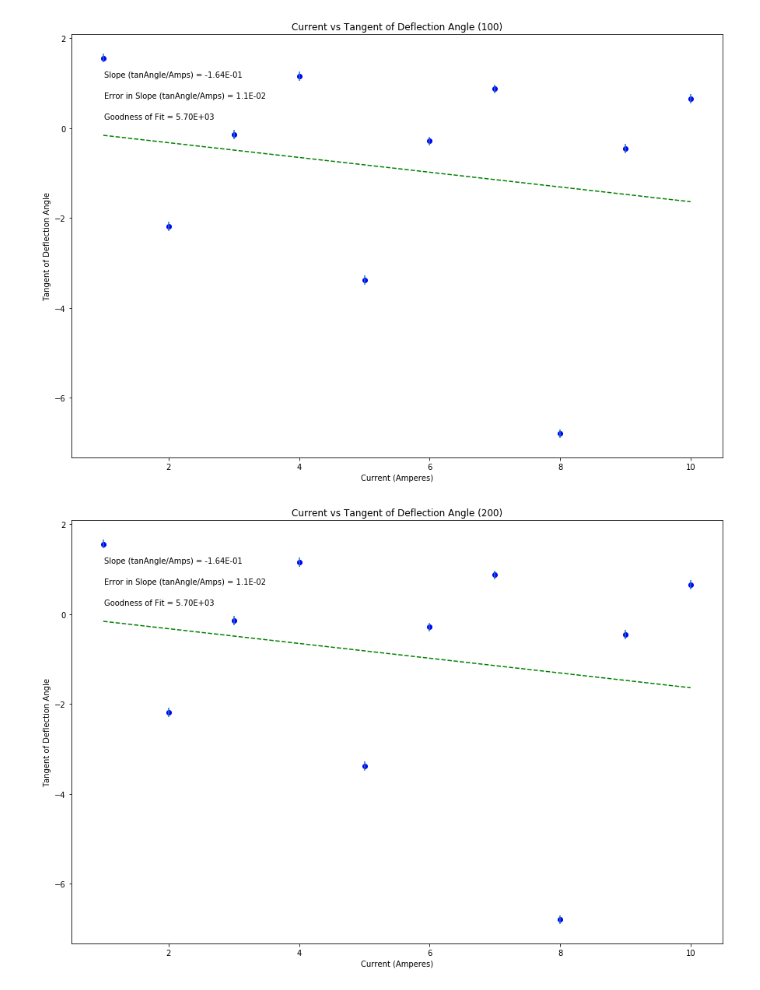
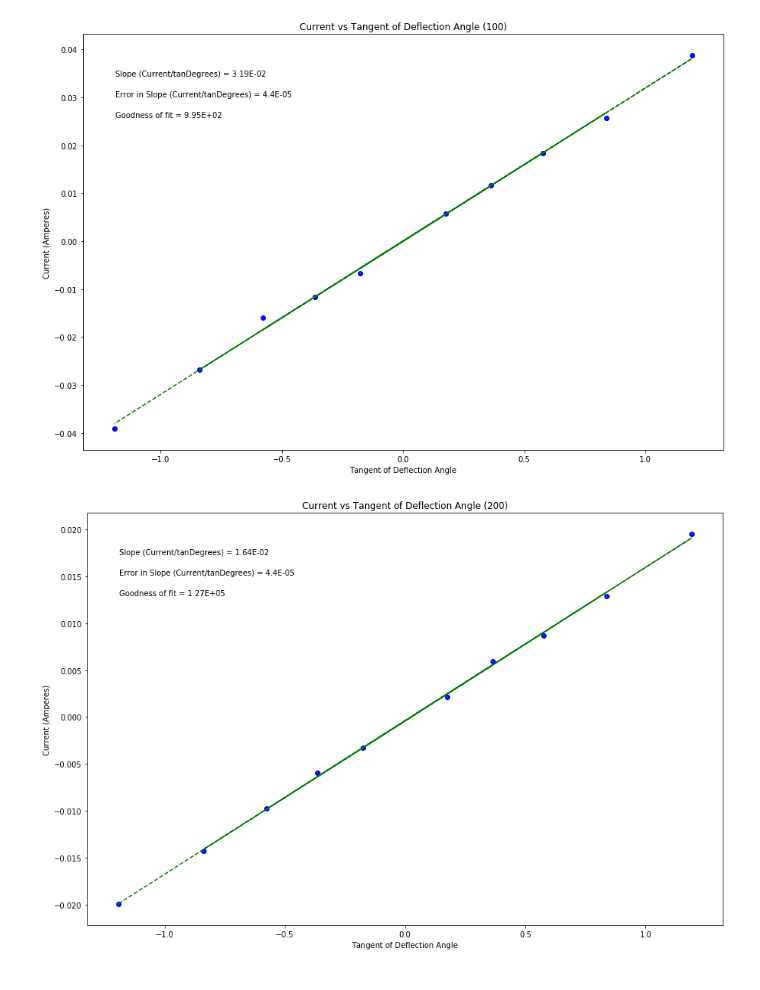
Before and after one commit to lernerdj/PHSX218, a Jupyter notebook: Lab9Code.ipynb, the cells around one changed output. Saved outputs shown, nothing was run; the diff lists cells and outputs as text; code cells hidden in the pictures.

```diff
--- a/Lab9Code.ipynb
+++ b/Lab9Code.ipynb
@@ -48,71 +52,71 @@ theta_un = .1; theta_un_array = np.tan(np.array([theta_un]*10))
 
 #Plot 1
 
-b100,m100=np.polynomial.polynomial.polyfit(amps100,theta100,1,w=theta_un_array)
-fit100 = b100+m100*amps100
-D100=Delta(amps100, theta_un_array)
-dm100 = np.sqrt(1/D100*sum(1/theta_un_array**2))
-N100 = LLSFD2(amps100,theta100,theta_un_array,b100,m100)
+b100,m100=np.polynomial.polynomial.polyfit(theta100,amps100,1,w=amps_un_array)
+fit100 = b100+m100*theta100
+D100=Delta(theta100, amps_un_array)
+dm100 = np.sqrt(1/D100*sum(1/amps_un_array**2))
+N100 = LLSFD2(theta100,amps100,amps_un_array,b100,m100)
 
 plt.figure(figsize=(15,10))
-plt.plot(amps100, fit100, color='green', linestyle='--')
-plt.scatter(amps100, theta100, color='blue', marker='o')
-plt.ylabel('Tangent of Deflection Angle'); plt.xlabel('Current (Amperes)'); plt.title('Current vs Tangent of Deflection Angle (100)')
+plt.plot(theta100, fit100, color='green', linestyle='--')
+plt.scatter(theta100, amps100, color='blue', marker='o')
+plt.ylabel('Current (Amperes)'); plt.xlabel('Tangent of Deflection Angle'); plt.title('Current vs Tangent of Deflection Angle (100)')
 
-plt.errorbar(amps100, theta100, yerr=theta_un_array, xerr=None, fmt="none")
-plt.annotate('Slope (tanAngle/Amps) = {value:.{digits}E}'.format(value=m100, digits=2),
+plt.errorbar(theta100, amps100, yerr=amps_un_array, xerr=None, fmt="none")
+plt.annotate('Slope (Current/tanDegrees) = {value:.{digits}E}'.format(value=m100, digits=2),
              (0.05, 0.9), xycoords='axes fraction')
-plt.annotate('Error in Slope (tanAngle/Amps) = {value:.{digits}E}'.format(value=dm100, digits=1),
+plt.annotate('Error in Slope (Current/tanDegrees) = {value:.{digits}E}'.format(value=dm100, digits=1),
              (0.05, 0.85), xycoords='axes fraction')
-plt.annotate('Goodness of Fit = {value:.{digits}E}'.format(value=N100, digits=2),
+plt.annotate('Goodness of fit = {value:.{digits}E}'.format(value=N100, digits=2),
              (0.05, 0.80), xycoords='axes fraction')
 plt.show()
 
 
 #Plot 2
 
-b200,m200=np.polynomial.polynomial.polyfit(amps200,theta200,1,w=theta_un_array)
-fit200 = b200+m200*amps200
-D200=Delta(amps200, theta_un_array)
-dm200 = np.sqrt(1/D200*sum(1/theta_un_array**2))
-N200 = LLSFD2(amps200,theta200,theta_un_array,b200,m200)
+b200,m200=np.polynomial.polynomial.polyfit(theta200,amps200,1,w=amps_un_array)
+fit200 = b200+m200*theta200
+D200=Delta(theta200, amps_un_array)
+dm200 = np.sqrt(1/D200*sum(1/amps_un_array**2))
+N200 = LLSFD2(theta200,amps200,amps_un_array,b100,m100)
 
 plt.figure(figsize=(15,10))
-plt.plot(amps200, fit200, color='green', linestyle='--')
-plt.scatter(amps200, theta200, color='blue', marker='o')
-plt.ylabel('Tangent of Deflection Angle'); plt.xlabel('Current (Amperes)'); plt.title('Current vs Tangent of Deflection Angle (200)')
+plt.plot(theta200, fit200, color='green', linestyle='--')
+plt.scatter(theta200, amps200, color='blue', marker='o')
+plt.ylabel('Current (Amperes)'); plt.xlabel('Tangent of Deflection Angle'); plt.title('Current vs Tangent of Deflection Angle (200)')
 
-plt.errorbar(amps200, theta200, yerr=theta_un_array, xerr=None, fmt="none")
-plt.annotate('Slope (tanAngle/Amps) = {value:.{digits}E}'.format(value=m200, digits=2),
+plt.errorbar(theta200, amps200, yerr=amps_un_array, xerr=None, fmt="none")
+plt.annotate('Slope (Current/tanDegrees) = {value:.{digits}E}'.format(value=m200, digits=2),
              (0.05, 0.9), xycoords='axes fraction')
-plt.annotate('Error in Slope (tanAngle/Amps) = {value:.{digits}E}'.format(value=dm200, digits=1),
+plt.annotate('Error in Slope (Current/tanDegrees) = {value:.{digits}E}'.format(value=dm200, digits=1),
              (0.05, 0.85), xycoords='axes fraction')
-plt.annotate('Goodness of Fit = {value:.{digits}E}'.format(value=N200, digits=2),
+plt.annotate('Goodness of fit = {value:.{digits}E}'.format(value=N200, digits=2),
              (0.05, 0.80), xycoords='axes fraction')
 plt.show()
 
 
 #Plot 3
 
-b300,m300=np.polynomial.polynomial.polyfit(amps300,theta300,1,w=theta_un_array)
-fit300 = b300+m300*amps300
-D300=Delta(amps300, theta_un_array)
-dm300 = np.sqrt(1/D300*sum(1/theta_un_array**2))
-N300 = LLSFD2(amps300,theta300,theta_un_array,b300,m300)
+b300,m300=np.polynomial.polynomial.polyfit(theta300,amps300,1,w=amps_un_array)
+fit300 = b300+m300*theta300
+D300=Delta(theta300, amps_un_array)
+dm300 = np.sqrt(1/D300*sum(1/amps_un_array**2))
+N300 = LLSFD2(theta300,amps300,amps_un_array,b100,m100)
 
 plt.figure(figsize=(15,10))
-plt.plot(amps300, fit300, color='green', linestyle='--')
-plt.scatter(amps300, theta300, color='blue', marker='o')
-plt.ylabel('Tangent of Deflection Angle'); plt.xlabel('Current (Amperes)'); plt.title('Current vs Tangent of Deflection Angle (300)')
+plt.plot(theta300, fit300, color='green', linestyle='--')
+plt.scatter(theta300, amps300, color='blue', marker='o')
+plt.ylabel('Current (Amperes)'); plt.xlabel('Tangent of Deflection Angle'); plt.title('Current vs Tangent of Deflection Angle (300)')
 
-plt.errorbar(amps300, theta300, yerr=theta_un_array, xerr=None, fmt="none")
-plt.annotate('Slope (tanAngle/Amps) = {value:.{digits}E}'.format(value=m300, digits=2),
+plt.errorbar(theta300, amps300, yerr=amps_un_array, xerr=None, fmt="none")
+plt.annotate('Slope (Current/tanDegrees) = {value:.{digits}E}'.format(value=m300, digits=2),
              (0.05, 0.9), xycoords='axes fraction')
-plt.annotate('Error in Slope (tanAngle/Amps) = {value:.{digits}E}'.format(value=dm300, digits=1),
+plt.annotate('Error in Slope (Current/tanDegrees) = {value:.{digits}E}'.format(value=dm300, digits=1),
              (0.05, 0.85), xycoords='axes fraction')
-plt.annotate('Goodness of Fit = {value:.{digits}E}'.format(value=N300, digits=2),
+plt.annotate('Goodness of fit = {value:.{digits}E}'.format(value=N300, digits=2),
              (0.05, 0.80), xycoords='axes fraction')
 plt.show()
 # %% [output]
-[figure, old version]
+[figure, new version]
-[figure, old version]
+[figure, new version]
```
Also changed, not shown: parts of 5 cells of this notebook.
